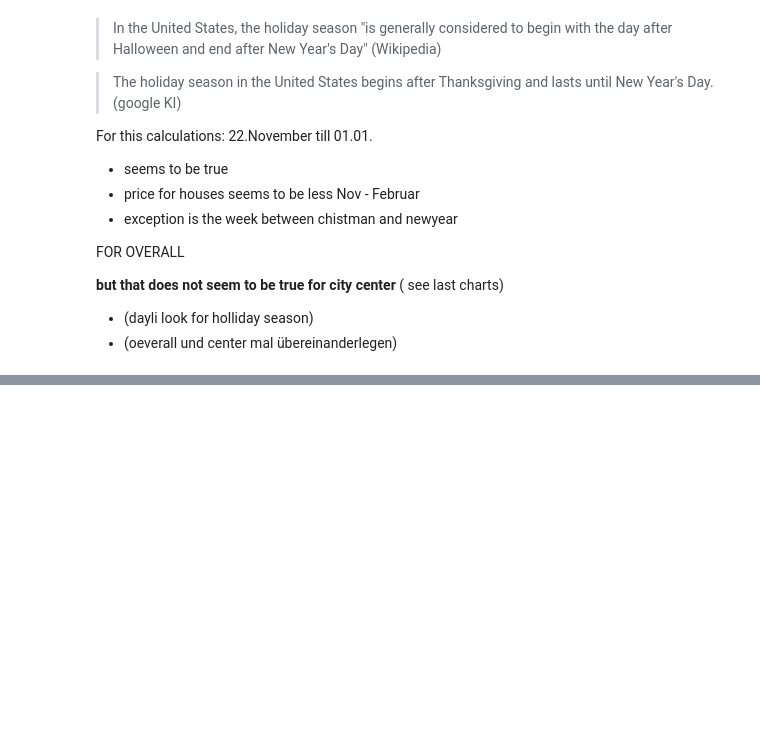
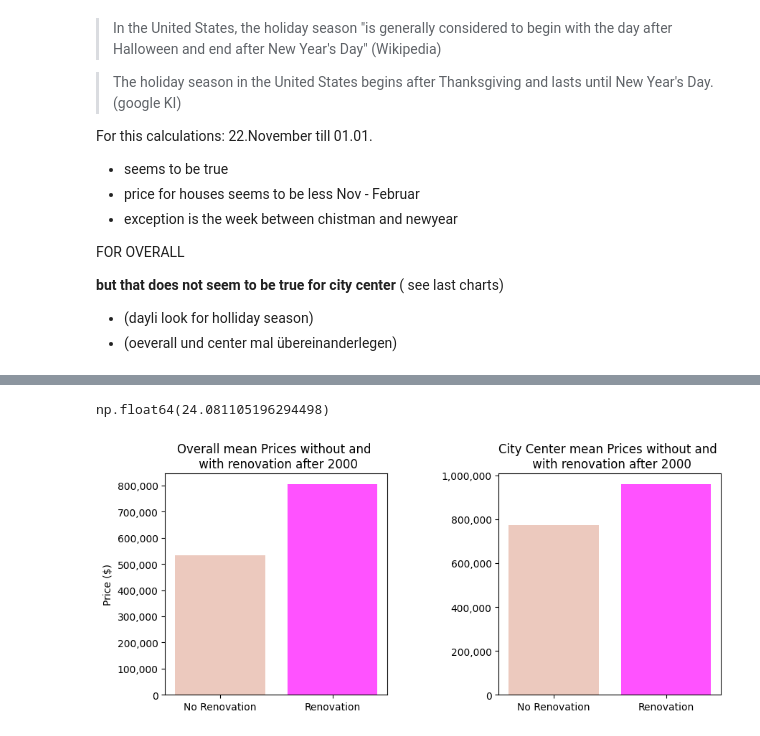
Before and after one commit to julialoeschel/eda-project-houses, a Jupyter notebook: EDA.ipynb, the cells around one changed output, grey strips where cells are left out. Cells and saved outputs as stored; diff of their text form; code cells hidden in the pictures; blank space fills up the shorter version.

Commit message:
hyothesis 4 and map of center prices

```diff
--- a/EDA.ipynb
+++ b/EDA.ipynb
@@ -434,0 +451,40 @@ plt.subplots_adjust(hspace=0.4, wspace=0.3)
+# %%
+import matplotlib.ticker as mtick
+
+df_renovated_houses = df[(df["yr_renovated"] != 0)]["price"].mean()
+df_renovated_houses_after_2000_mean = df[(df["yr_renovated"] > 2000)]["price"].mean()
+df_no_renovation_mean =  df[(df["yr_renovated"] == 0)]["price"].mean()
+
+df_renovated_houses_city = df_center_area[(df_center_area["yr_renovated"] != 0)]["price"].mean()
+df_renovated_houses_after_2000_mean_city = df_center_area[(df_center_area["yr_renovated"] > 2000)]["price"].mean()
+df_no_renovation_mean_city =  df_center_area[(df_center_area["yr_renovated"] == 0)]["price"].mean()
+
+categories = ['No Renovation', 'Renovation']
+values = [df_no_renovation_mean, df_renovated_houses_after_2000_mean]
+values_city = [df_no_renovation_mean_city, df_renovated_houses_after_2000_mean_city]
+
+fig, axes = plt.subplots(1,2, figsize=(10, 4))
+axes[0].bar(categories, values, color=[colors["beige"], colors["pink"]])
+axes[1].bar(categories, values_city, color=[colors["beige"], colors["pink"]])
+axes[0].set_title('Overall mean Prices without and \n with renovation after 2000')
+axes[1].set_title('City Center mean Prices without and \n with renovation after 2000')
+axes[0].set_ylabel('Price ($)')
+
+formatter = mtick.FuncFormatter(lambda x, _: f'{x:,.0f}')  # Tausendertrennzeichen, keine Nachkommastellen
+axes[0].yaxis.set_major_formatter(formatter)
+axes[1].yaxis.set_major_formatter(formatter)
+
+
+plt.subplots_adjust(wspace=0.5)
+
+
+diff = df_renovated_houses_after_2000_mean - df_no_renovation_mean
+percentage_increase_by_renovation = (diff/df_no_renovation_mean)*100
+percentage_increase_by_renovation
+
+diff_city = df_renovated_houses_after_2000_mean_city - df_no_renovation_mean_city
+percentage_increase_by_renovation_city = (diff_city/df_no_renovation_mean_city)*100
+percentage_increase_by_renovation_city
+# %% [output]
+np.float64(24.081105196294498)
+[figure, added]
```
Also changed, not shown: parts of 7 cells of this notebook.
